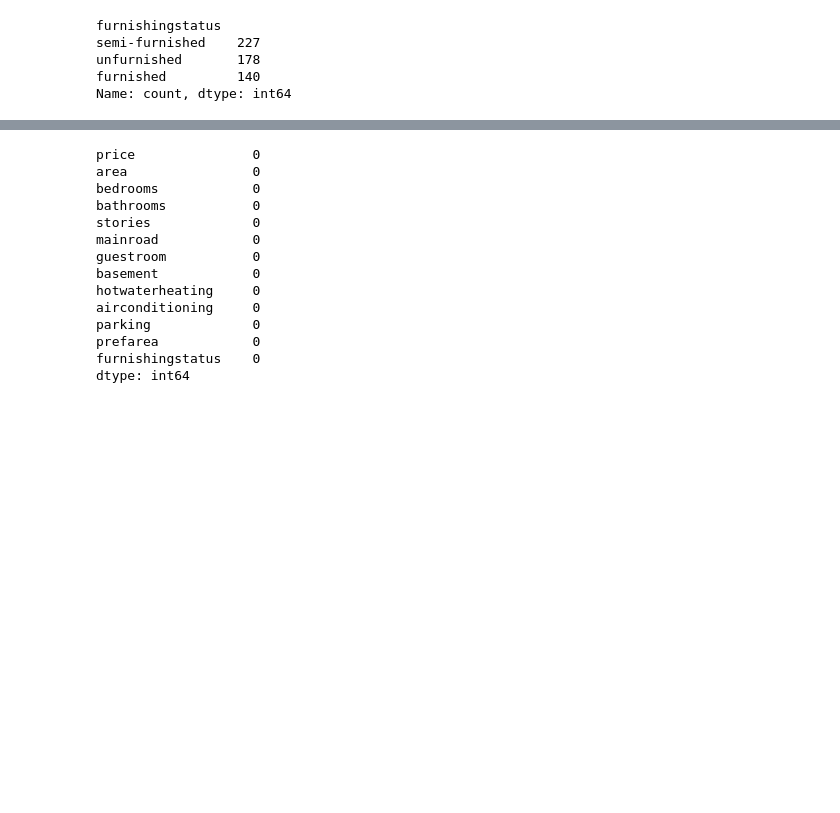
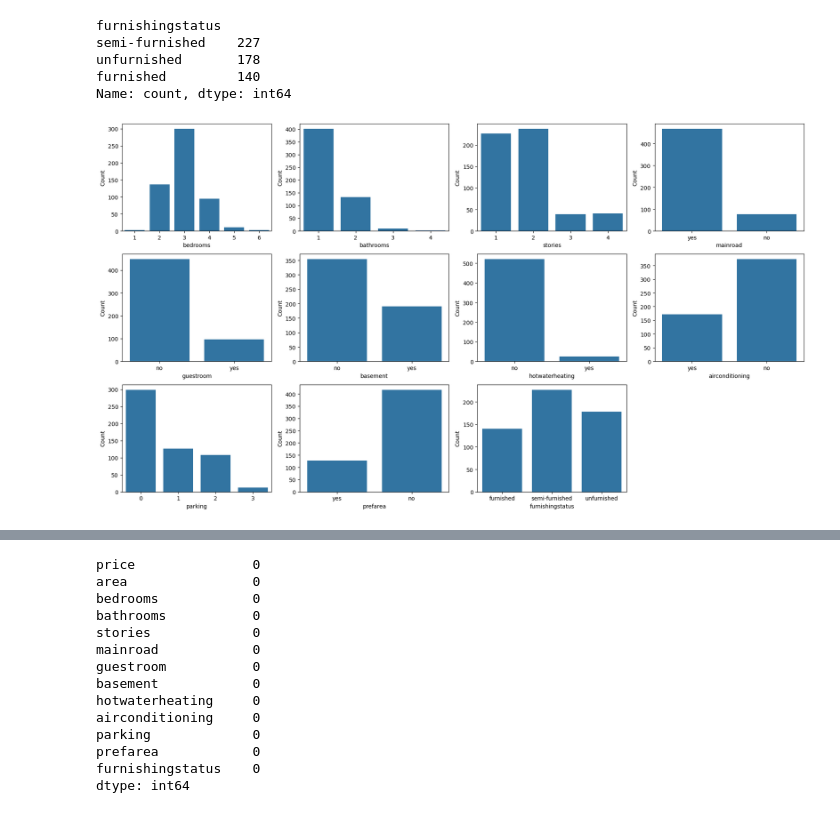
Before and after one commit to AshvittaS/House-Price-prediction, a Jupyter notebook: house-Price.ipynb, the cells around one changed output, grey strips where cells are left out. Saved outputs shown, nothing was run; the diff lists cells and outputs as text; code cells hidden in the pictures; blank space fills up the shorter version.

```diff
--- a/house-Price.ipynb
+++ b/house-Price.ipynb
@@ -60,3 +60,19 @@ semi-furnished    227
 unfurnished       178
 furnished         140
 Name: count, dtype: int64
+# %%
+cols=['bedrooms', 'bathrooms', 'stories', 'mainroad',
+       'guestroom', 'basement', 'hotwaterheating', 'airconditioning',
+       'parking', 'prefarea', 'furnishingstatus']
+plt.figure(figsize=(18,10))
+plotnumber=1
+for i in cols:
+    plt.subplot(3,4,plotnumber)
+    plotnumber+=1
+    sns.countplot(data=df,x=i)
+    plt.xlabel(i)
+    plt.ylabel('Count')
+plt.tight_layout()
+plt.show()
+# %% [output]
+[figure, added]
```
Also changed, not shown: parts of 16 cells of this notebook.
